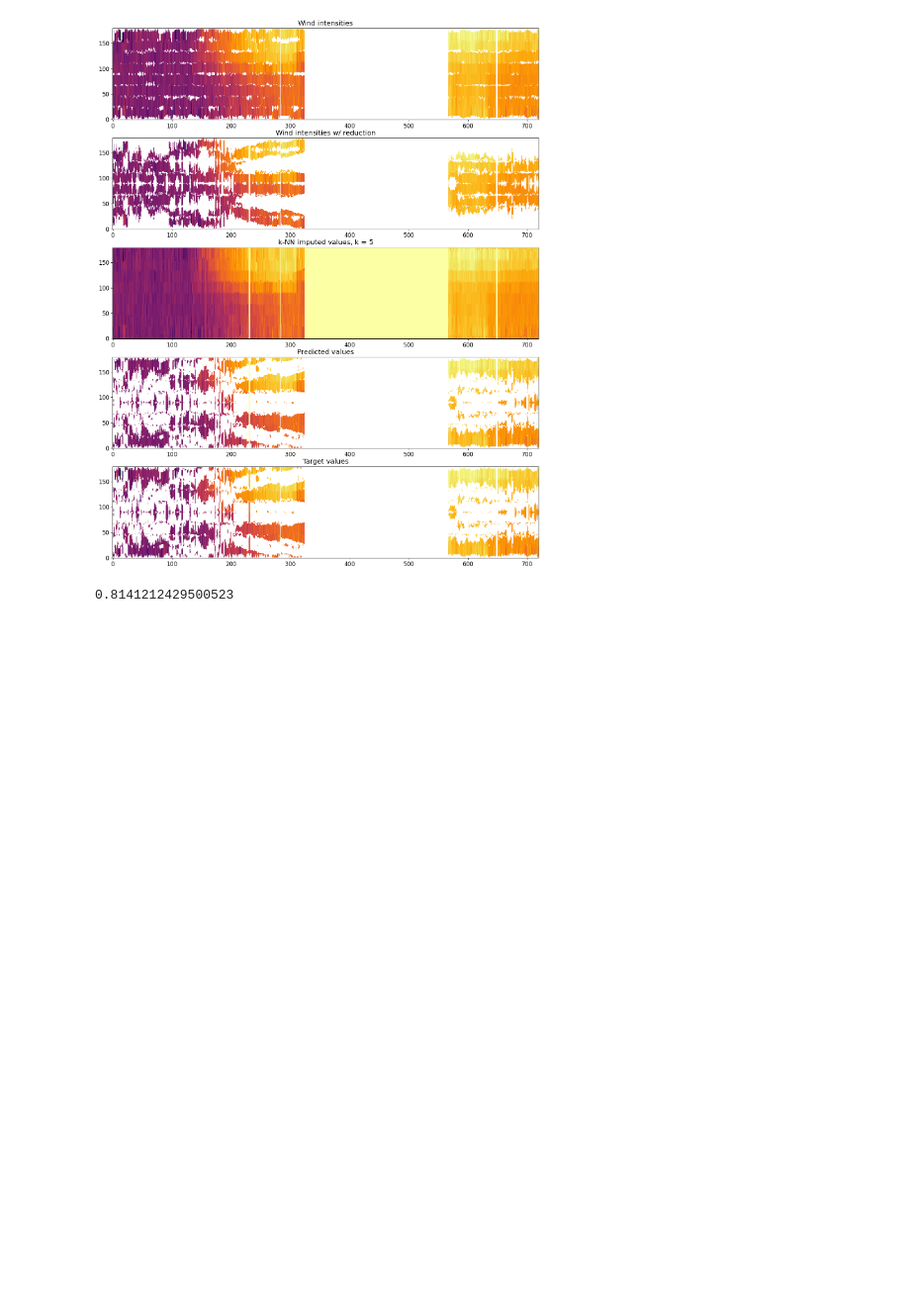
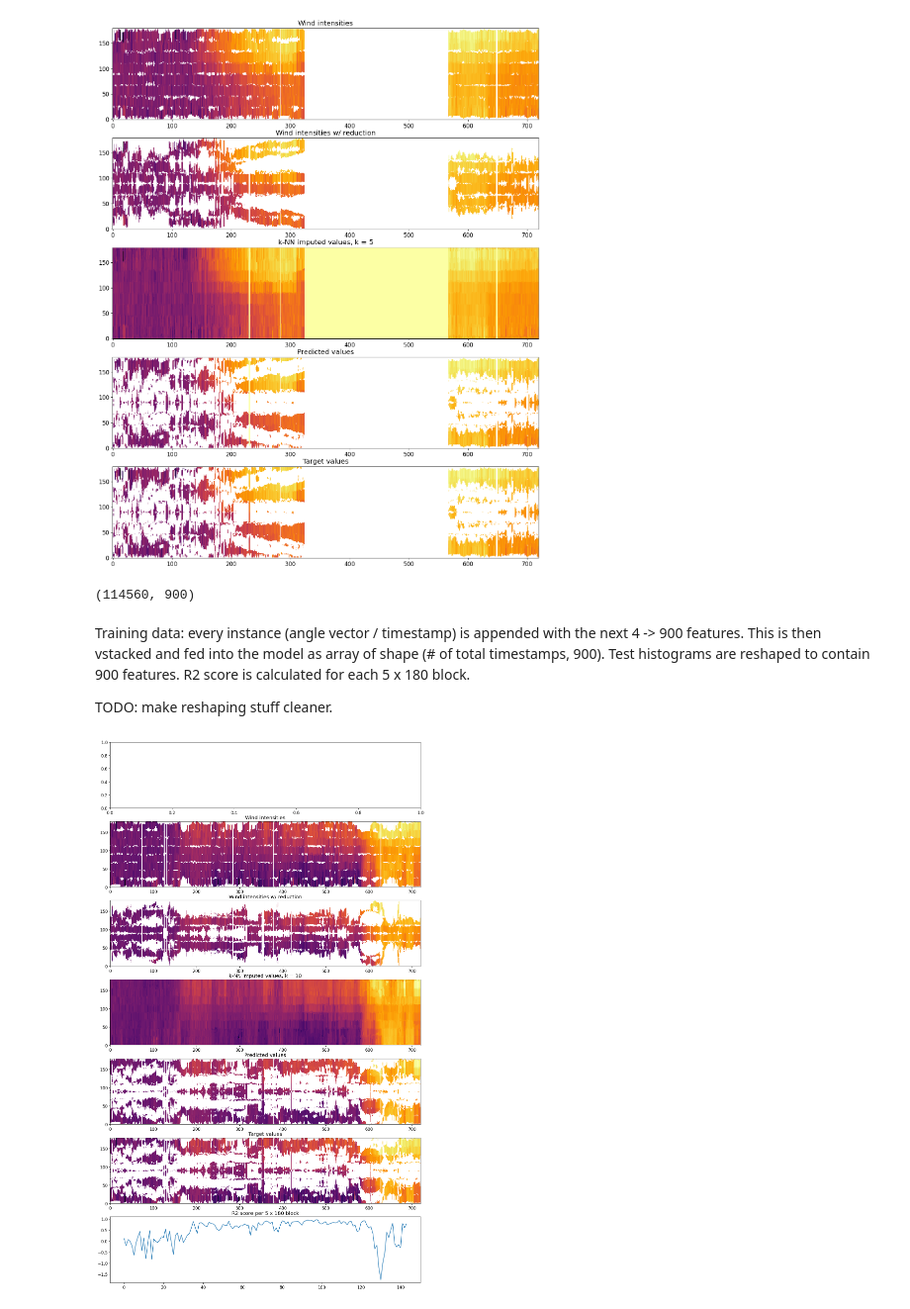
Before and after one commit to ojsant/gradu, a Jupyter notebook: kNN_imputation.ipynb, the cells around one changed output. Shown at 99% size. Cells and saved outputs as stored; diff of their text form; code cells hidden in the pictures; blank space fills up the shorter version.

Commit message:
Refactoring, testing KNNImputer with windows/blocks, added R2 score plot

```diff
--- a/kNN_imputation.ipynb
+++ b/kNN_imputation.ipynb
@@ -17,9 +22,10 @@ from pad_imputation import (
 # %%
-bin_width_deg = 4
-time_avg_min = 5
+bin_width_deg = 1
+time_avg_min = 1
 avg_bin_dir = f"{time_avg_min}min_{bin_width_deg}deg"
 
 full_path = Path("./data/intensities/full") / avg_bin_dir
 reduced_path = Path("./data/intensities/reduced") / avg_bin_dir
 cov_path = Path("./data/coverages") / avg_bin_dir
+plot_path = Path(f"./plots/matrix_test/{time_avg_min}min_{bin_width_deg}deg")
 # %%
@@ -125,9 +133,3 @@ axs[4].set_title("Target values")
 # %% [output]
 Text(0.5, 1.0, 'Target values')
 [figure]
-# %%
-target = target.flatten()
-pred = pred.flatten()
-r2_score(target[np.isfinite(target)], pred[np.isfinite(pred)])
-# %% [output]
-0.8141212429500523
@@ -133,0 +168,15 @@ r2_score(target[np.isfinite(target)], pred[np.isfinite(pred)])
+# %%
+X_train_stacked.shape
+# %% [output]
+(114560, 900)
+# %%
+model_path = Path("./data/models")
+model_path.mkdir(exist_ok=True)
+
+neighbors = 10
+
+model = KNNImputer(n_neighbors=neighbors, weights="distance", keep_empty_features=True)
+model.fit(X_train_stacked)
+dump_file = open(model_path / f'knnimputer_20250106', 'wb')
+pickle.dump(model, dump_file)
+dump_file.close()
@@ -133,0 +193,49 @@ r2_score(target[np.isfinite(target)], pred[np.isfinite(pred)])
+# %% [markdown]
+Training data: every instance (angle vector / timestamp) is appended with the next 4 -> 900 features. This is then vstacked and fed into the model as array of shape (# of total timestamps, 900).
+Test histograms are reshaped to contain 900 features. R2 score is calculated for each 5 x 180 block.
+
+TODO: make reshaping stuff cleaner.
+# %%
+for j, test in enumerate(y_test):
+    true = X_test[j]
+    reduced = np.where(np.isfinite(test), true, np.nan)
+
+    reduced_reshaped = reduced.reshape((144,900))
+    pred_full_reshaped = model.transform(reduced_reshaped)
+    pred_full = pred_full_reshaped.reshape((720,180))
+
+    X, Y = np.meshgrid(np.arange(0, true.shape[0]), np.arange(0, true.shape[1]), indexing="ij")
+    pred = np.where((np.isnan(reduced)
+                    & np.isfinite(true)
+                    & np.meshgrid(np.isfinite(reduced).any(axis=1), np.arange(0, reduced.shape[1]), indexing="ij")[0]),
+                    pred_full, np.nan)
+    target = np.where(np.isfinite(pred), true, np.nan)
+
+    pred_reshaped = pred.reshape((144,900))
+    target_reshaped = target.reshape((144,900))
+
+    scores = []
+    for i, _ in enumerate(pred_reshaped):
+        scores.append(r2_score(target_reshaped[i][np.isfinite(target_reshaped[i])], pred_reshaped[i][np.isfinite(pred_reshaped[i])]))
+
+    fig, axs = plt.subplots(nrows=7, figsize=(16,28))
+
+    norm = LogNorm(np.nanmin(true), np.nanmax(true))
+    axs[1].pcolormesh(X, Y, true, norm=norm, cmap="inferno")
+    axs[1].set_title("Wind intensities")
+    axs[2].pcolormesh(X, Y, reduced, norm=norm, cmap="inferno")
+    axs[2].set_title("Wind intensities w/ reduction")
+    axs[3].pcolormesh(X, Y, pred_full, norm=norm, cmap="inferno")
+    axs[3].set_title(f"k-NN imputed values, k = {neighbors}")
+    axs[4].pcolormesh(X, Y, pred_reshaped, norm=norm, cmap="inferno")
+    axs[4].set_title("Predicted values")
+    axs[5].pcolormesh(X, Y, target_reshaped, norm=norm, cmap="inferno")
+    axs[5].set_title("Target values")
+    axs[6].plot(np.arange(0,720,5), scores)
+    axs[6].set_title("R2 score per 5 x 180 block")
+
+    break
+    plt.savefig(plot_path / f"results_{j}.png")
+    plt.close()
+# %% [output]
+[figure, added]
```
Also changed, not shown: parts of 8 cells of this notebook, 6 other files.
